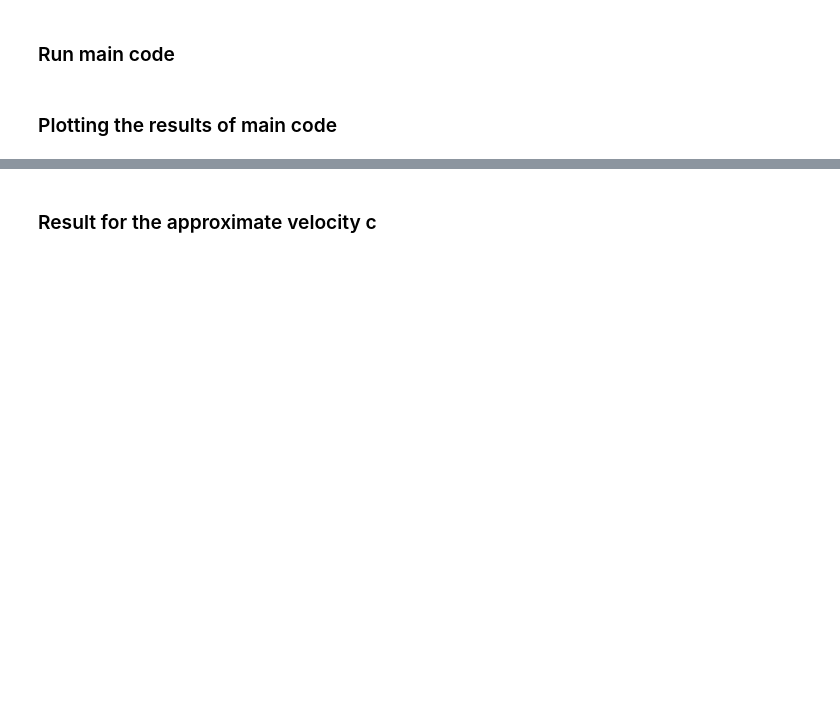
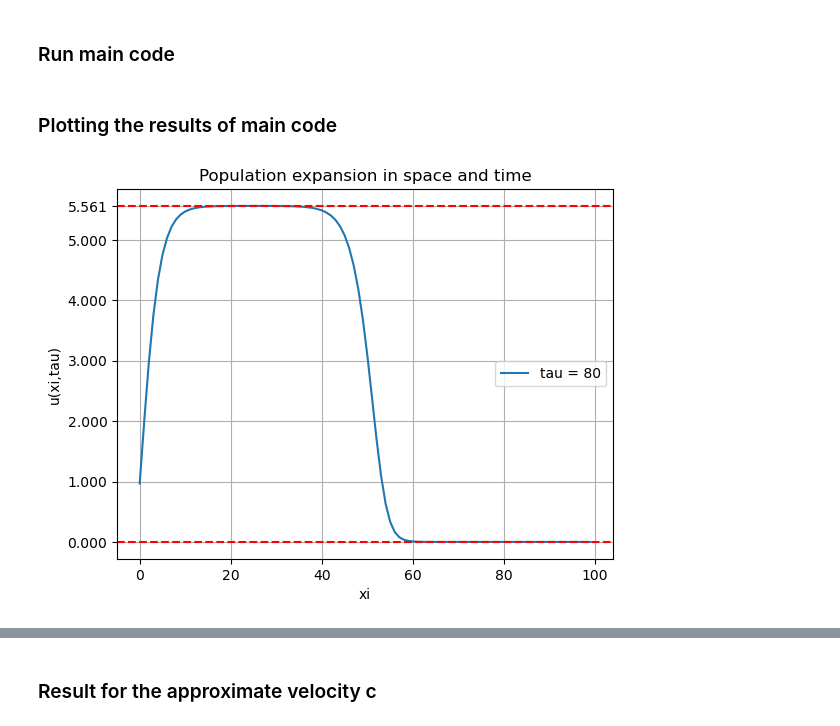
Before and after one commit to 19winston84/GU_FIM740_BC, a Jupyter notebook: Assignment 2/Problem2.1.b.iii.ipynb, the cells around one changed output, grey strips where cells are left out. Saved outputs shown, nothing was run; the diff lists cells and outputs as text; code cells hidden in the pictures; blank space fills up the shorter version.

```diff
--- a/Assignment 2/Problem2.1.b.iii.ipynb
+++ b/Assignment 2/Problem2.1.b.iii.ipynb
@@ -81,6 +82,21 @@ showInits = [0,100,500,1000,2000,3000,4000,6000,8000]
 martixPhaseSpace = uPrimeRespectX(matrixSpaceTime)
 # %% [markdown]
 ### Plotting the results of main code
+# %%
+for i in range(len(showInits)):
+    plt.plot(matrixSpaceTime[showInits[i],:], label='tau = ' + str(int(showInits[i]*dt)))
+plt.legend()
+plt.xlabel('xi')
+plt.ylabel('u(xi,tau)')
+plt.title('Population expansion in space and time')
+plt.axhline(y=5.5615, color='red', linestyle='--')
+plt.axhline(y=0, color='red', linestyle='--')
+plt.yticks([0, 1, 2, 3, 4, 5, 5.5615])
+
+plt.grid()
+plt.show()
+# %% [output]
+[figure, added]
 # %%
 plt.figure(figsize=(12, 6))
 
```
Also changed, not shown: parts of 2 cells of this notebook, 14 other files.
